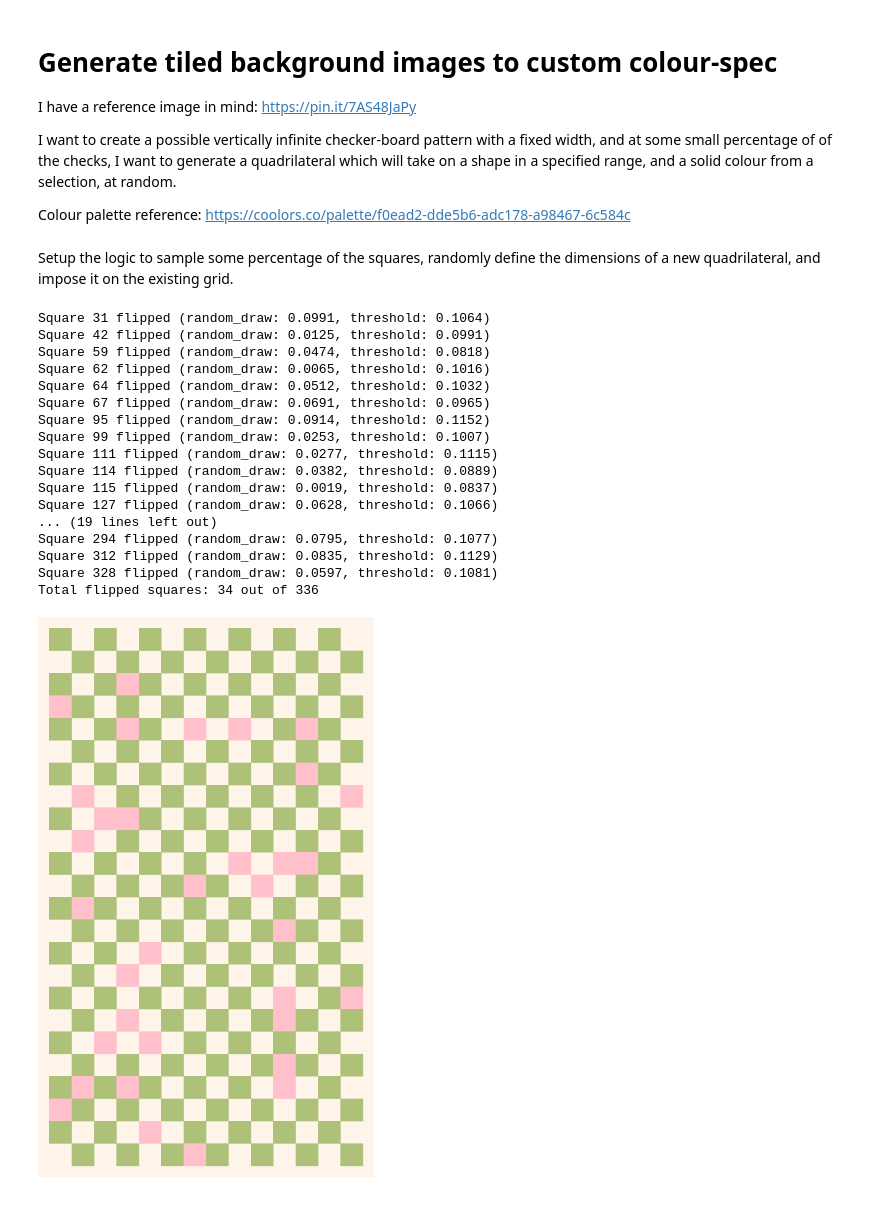
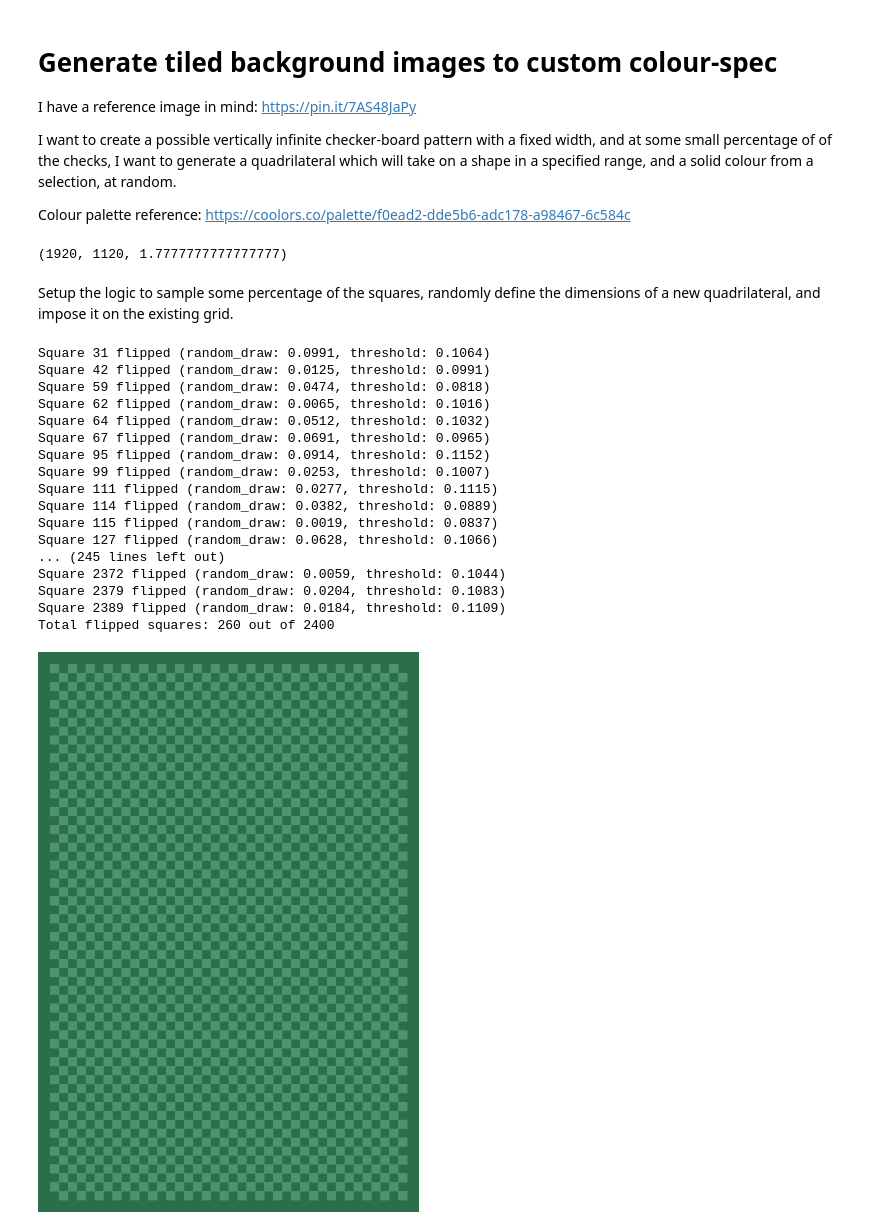
Before and after one commit to manthangadhia/hellomanthan, a Jupyter notebook: python/background-generate.ipynb, the cells around one changed output. Drawn from its saved outputs; the diff is of its cells as text; code cells hidden in the pictures.

Commit message:
Testing potential python-generated checkerboard background pattern designs

```diff
--- a/python/background-generate.ipynb
+++ b/python/background-generate.ipynb
@@ -16,16 +16,22 @@ RAND_STATE = 335
 rand = np.random.RandomState(RAND_STATE)
 
 # Define square (each square on the checkerboard) and board dimensions
-square_size = 80
-cols = 14
-rows = 24
+square_size = 30
+cols = 40
+rows = 60
 padding = 40
 
 # Create an image with pillow (base canvas is larger than desired for checkerboard)
+background_color = "#" #"#FFF4EA"
 width = cols * square_size + 2 * padding
 height = rows * square_size + 2 * padding
-plain_img = Image.new("RGB", (width, height), "#FFF4EA")
+plain_img = Image.new("RGB", (width, height), background_color)
+gradient_img = Image.new("RGB", (width, height), background_color)
 draw = ImageDraw.Draw(plain_img)
+# %%
+(24*80), (14*80) , 16/9
+# %% [output]
+(1920, 1120, 1.7777777777777777)
 # %% [markdown]
 Setup the logic to sample some percentage of the squares, randomly define the dimensions of a new quadrilateral, and impose it on the existing grid.
 # %%
@@ -56,11 +62,11 @@ Square 111 flipped (random_draw: 0.0277, threshold: 0.1115)
 Square 114 flipped (random_draw: 0.0382, threshold: 0.0889)
 Square 115 flipped (random_draw: 0.0019, threshold: 0.0837)
 Square 127 flipped (random_draw: 0.0628, threshold: 0.1066)
-... (19 lines left out)
-Square 294 flipped (random_draw: 0.0795, threshold: 0.1077)
-Square 312 flipped (random_draw: 0.0835, threshold: 0.1129)
-Square 328 flipped (random_draw: 0.0597, threshold: 0.1081)
-Total flipped squares: 34 out of 336
+... (245 lines left out)
+Square 2372 flipped (random_draw: 0.0059, threshold: 0.1044)
+Square 2379 flipped (random_draw: 0.0204, threshold: 0.1083)
+Square 2389 flipped (random_draw: 0.0184, threshold: 0.1109)
+Total flipped squares: 260 out of 2400
 # %%
 def clear_display():
     # display drawing progression
@@ -76,14 +82,16 @@ for row in range(rows):
             y0 = row * square_size + padding    # starting pixels for x and y; (0 * 50) for col/row = 0
             x1 = x0 + square_size
             y1 = y0 + square_size               # ending pixels for x and y
-            draw.rectangle([x0, y0, x1, y1], fill="#AEC178AB")
+            draw.rectangle([x0, y0, x1, y1], fill="#4c956c")
 
-        if square_list[row * cols + col] == 1:  # Check if this square was marked as flipped
-            draw.rectangle([col * square_size + padding, row * square_size + padding, (col + 1) * square_size + padding, (row + 1) * square_size + padding], fill="pink")
+        # if square_list[row * cols + col] == 1:  # Check if this square was marked as flipped
+        #     draw.rectangle([col * square_size + padding, row * square_size + padding, (col + 1) * square_size + padding, (row + 1) * square_size + padding], fill="pink")
 
-        clear_display()
+        # clear_display()
-# %% [output]
-[figure, removed]
+# %%
+display(plain_img)
+# %% [output]
+[figure, added]
 # %%
 from pathlib import Path
 root = Path.cwd().parent
```
Also changed, not shown: parts of 2 cells of this notebook, 2 other files.
